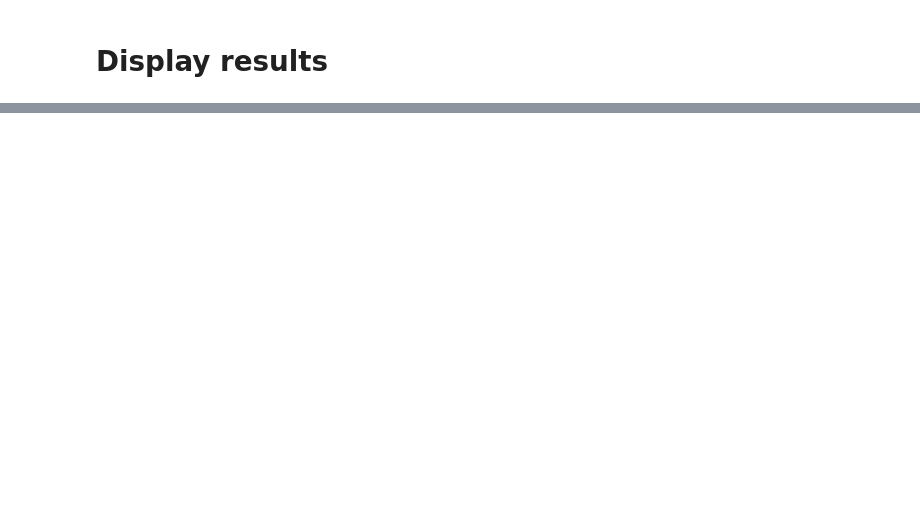
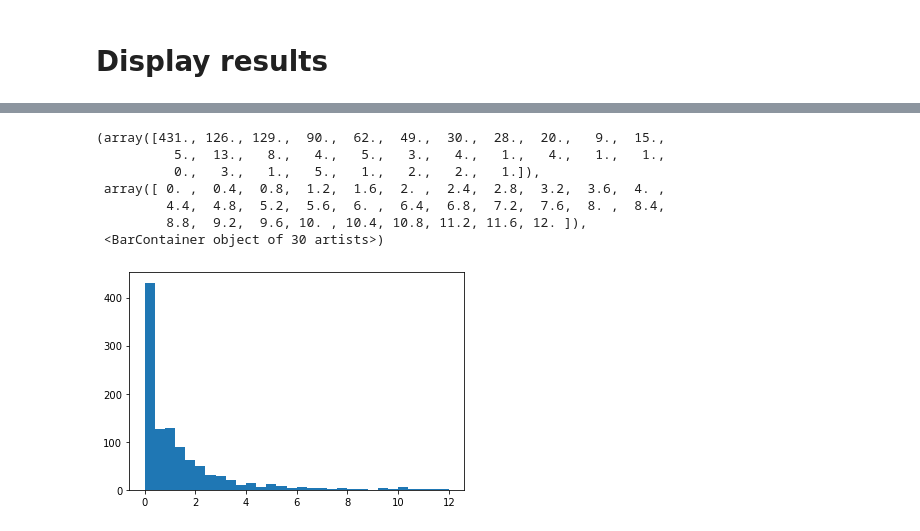
Before and after one commit to woxxel/DarkMatter, a Jupyter notebook: notebooks/spiking_data_analysis.ipynb, the cells around one changed output, grey strips where cells are left out. Saved outputs shown, nothing was run; the diff lists cells and outputs as text; code cells hidden in the pictures; blank space fills up the shorter version.

```diff
--- a/notebooks/spiking_data_analysis.ipynb
+++ b/notebooks/spiking_data_analysis.ipynb
@@ -190,20 +45,0 @@ nAnimals = len(np.unique(data['spikes_animal_idx']))
-# %%
-r = np.zeros((nAnimals,2))
-N = np.zeros((nAnimals,2))
-
-for sd in spike_data:
-    a = int(sd['classification']['spikes_animal_idx'])-1
-    h = int(sd['classification']['spikes_hemisphere_idx'])-1
-    #l = int(sd['classification']['layer'])-1
-    r[a,h] = sd['g'][2]/np.sum(sd['g'][1:])
-    N[a,h] = sd['N']
-    #r[a,l] = sd['g'][2]/np.sum(sd['g'][1:])
-    #N[a,l] = sd['N']
-plt.plot(N[:,0],r[:,0],'ro',label='left')
-plt.plot(N[:,1],r[:,1],'ko',label='right')
-plt.plot(N.T,r.T,'k-')
-
-#print('fraction of inhibitory neurons: ', r)
-plt.ylabel('fraction of inhibitory neurons')
-plt.xlabel('total number of neurons')
-plt.legend()
@@ -561,0 +386,11 @@ model.deterministics
+# %%
+plt.hist(mP.spikes,np.linspace(0,12,31))
+# %% [output]
+(array([431., 126., 129.,  90.,  62.,  49.,  30.,  28.,  20.,   9.,  15.,
+          5.,  13.,   8.,   4.,   5.,   3.,   4.,   1.,   4.,   1.,   1.,
+          0.,   3.,   1.,   5.,   1.,   2.,   2.,   1.]),
+ array([ 0. ,  0.4,  0.8,  1.2,  1.6,  2. ,  2.4,  2.8,  3.2,  3.6,  4. ,
+         4.4,  4.8,  5.2,  5.6,  6. ,  6.4,  6.8,  7.2,  7.6,  8. ,  8.4,
+         8.8,  9.2,  9.6, 10. , 10.4, 10.8, 11.2, 11.6, 12. ]),
+ <BarContainer object of 30 artists>)
+[figure, added]
```
Also changed, not shown: parts of 32 cells of this notebook, 5 other files.
